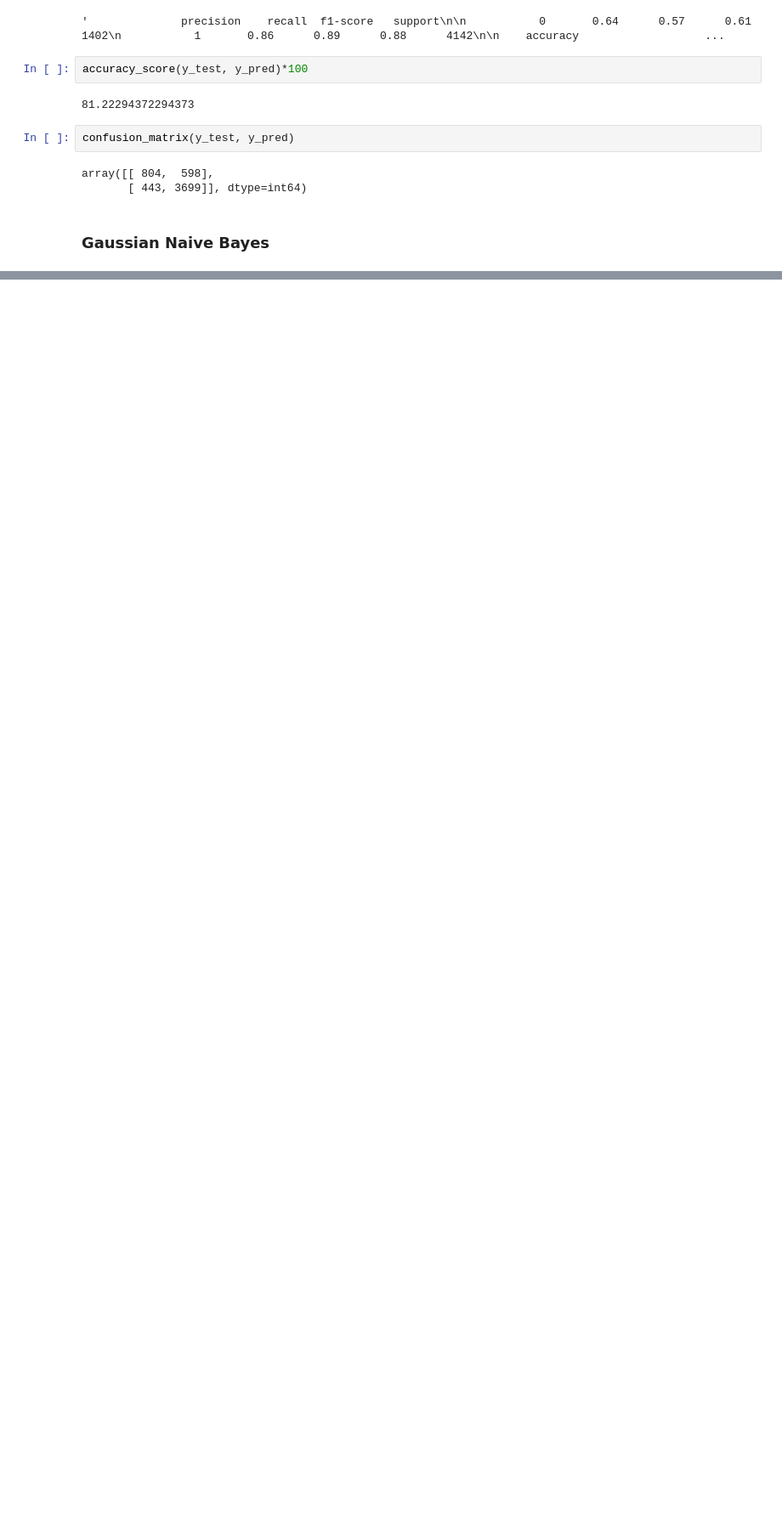
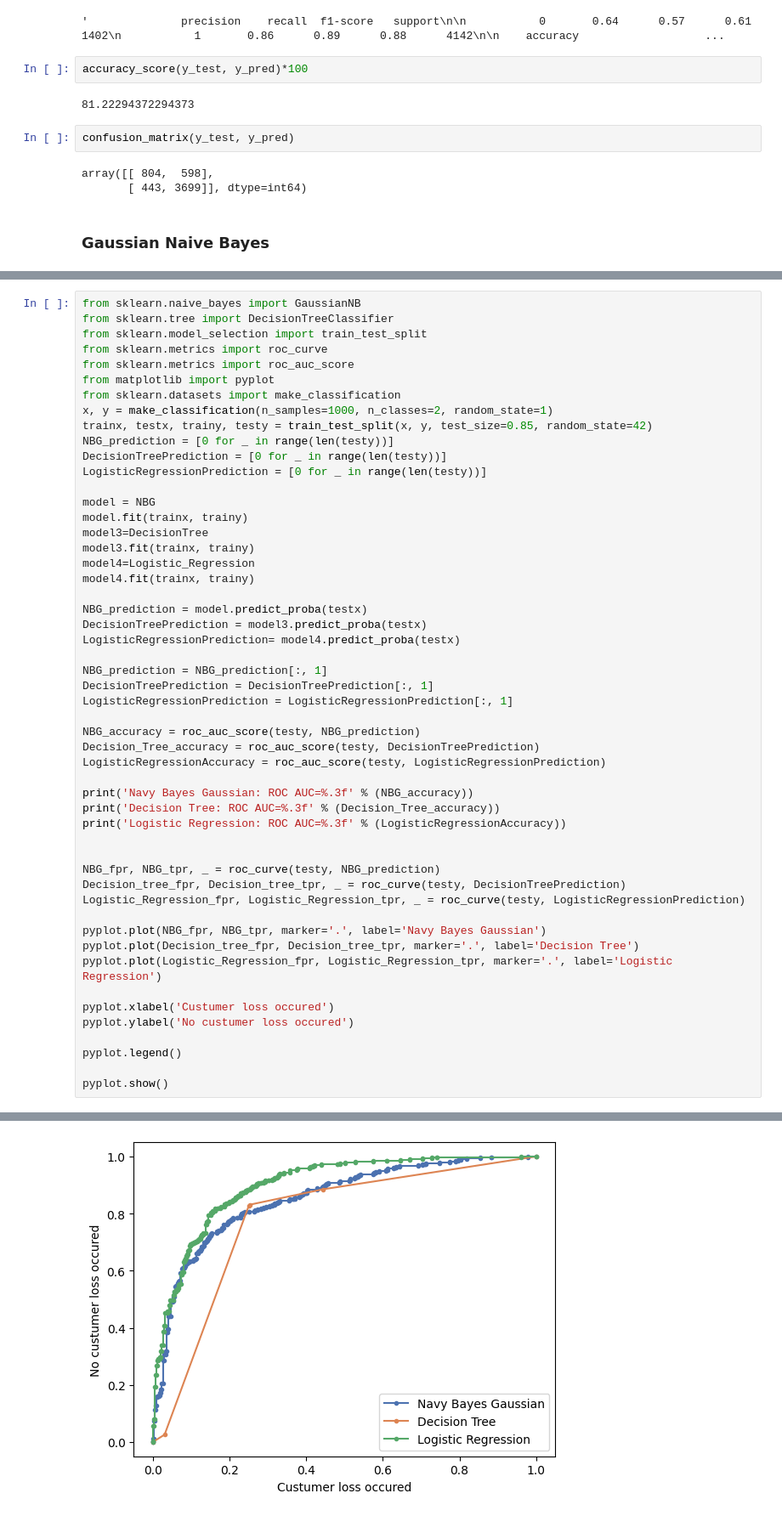
Before and after one commit to goksuturac/AnalysisCustomerLoss, a Jupyter notebook: machine_learning.ipynb, the cells around one changed output, grey strips where cells are left out. Shown at 85% size. Saved outputs shown, nothing was run; the diff lists cells and outputs as text; blank space fills up the shorter version.

```diff
--- a/machine_learning.ipynb
+++ b/machine_learning.ipynb
@@ -647,0 +819,53 @@ ValueError: Found input variables with inconsistent numbers of samples: [5891, 5
+# %%
+from sklearn.naive_bayes import GaussianNB
+from sklearn.tree import DecisionTreeClassifier
+from sklearn.model_selection import train_test_split
+from sklearn.metrics import roc_curve
+from sklearn.metrics import roc_auc_score
+from matplotlib import pyplot
+from sklearn.datasets import make_classification
+x, y = make_classification(n_samples=1000, n_classes=2, random_state=1)
+trainx, testx, trainy, testy = train_test_split(x, y, test_size=0.85, random_state=42)
+NBG_prediction = [0 for _ in range(len(testy))]
+DecisionTreePrediction = [0 for _ in range(len(testy))]
+LogisticRegressionPrediction = [0 for _ in range(len(testy))]
+
+model = NBG
+model.fit(trainx, trainy)
+model3=DecisionTree
+model3.fit(trainx, trainy)
+model4=Logistic_Regression
+model4.fit(trainx, trainy)
+
+NBG_prediction = model.predict_proba(testx)
+DecisionTreePrediction = model3.predict_proba(testx)
+LogisticRegressionPrediction= model4.predict_proba(testx)
+
+NBG_prediction = NBG_prediction[:, 1]
+DecisionTreePrediction = DecisionTreePrediction[:, 1]
+LogisticRegressionPrediction = LogisticRegressionPrediction[:, 1]
+
+NBG_accuracy = roc_auc_score(testy, NBG_prediction)
+Decision_Tree_accuracy = roc_auc_score(testy, DecisionTreePrediction)
+LogisticRegressionAccuracy = roc_auc_score(testy, LogisticRegressionPrediction)
+
+print('Navy Bayes Gaussian: ROC AUC=%.3f' % (NBG_accuracy))
+print('Decision Tree: ROC AUC=%.3f' % (Decision_Tree_accuracy))
+print('Logistic Regression: ROC AUC=%.3f' % (LogisticRegressionAccuracy))
+
+
+NBG_fpr, NBG_tpr, _ = roc_curve(testy, NBG_prediction)
+Decision_tree_fpr, Decision_tree_tpr, _ = roc_curve(testy, DecisionTreePrediction)
+Logistic_Regression_fpr, Logistic_Regression_tpr, _ = roc_curve(testy, LogisticRegressionPrediction)
+
+pyplot.plot(NBG_fpr, NBG_tpr, marker='.', label='Navy Bayes Gaussian')
+pyplot.plot(Decision_tree_fpr, Decision_tree_tpr, marker='.', label='Decision Tree')
+pyplot.plot(Logistic_Regression_fpr, Logistic_Regression_tpr, marker='.', label='Logistic Regression')
+
+pyplot.xlabel('Custumer loss occured')
+pyplot.ylabel('No custumer loss occured')
+
+pyplot.legend()
+
+pyplot.show()
+# %% [output]
@@ -647,0 +875 @@ ValueError: Found input variables with inconsistent numbers of samples: [5891, 5
+[figure, added]
```
Also changed, not shown: parts of 21 cells of this notebook, 2 other files.
